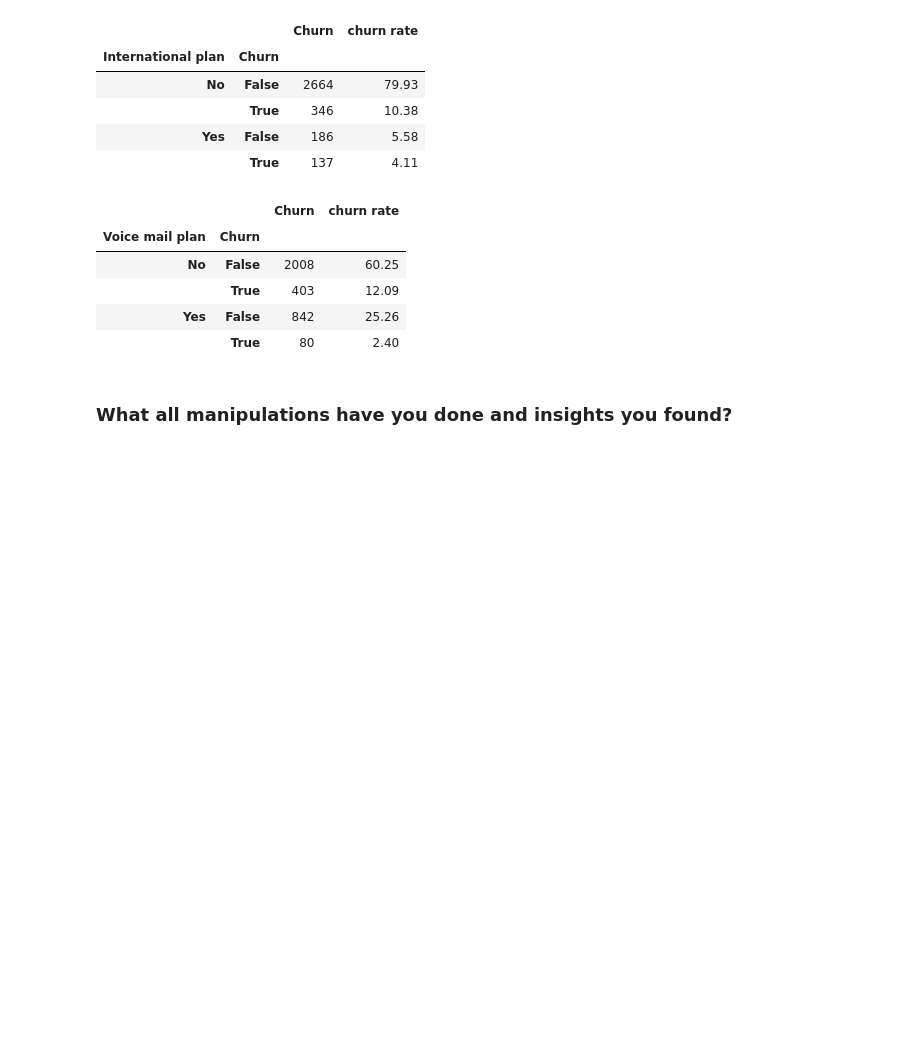
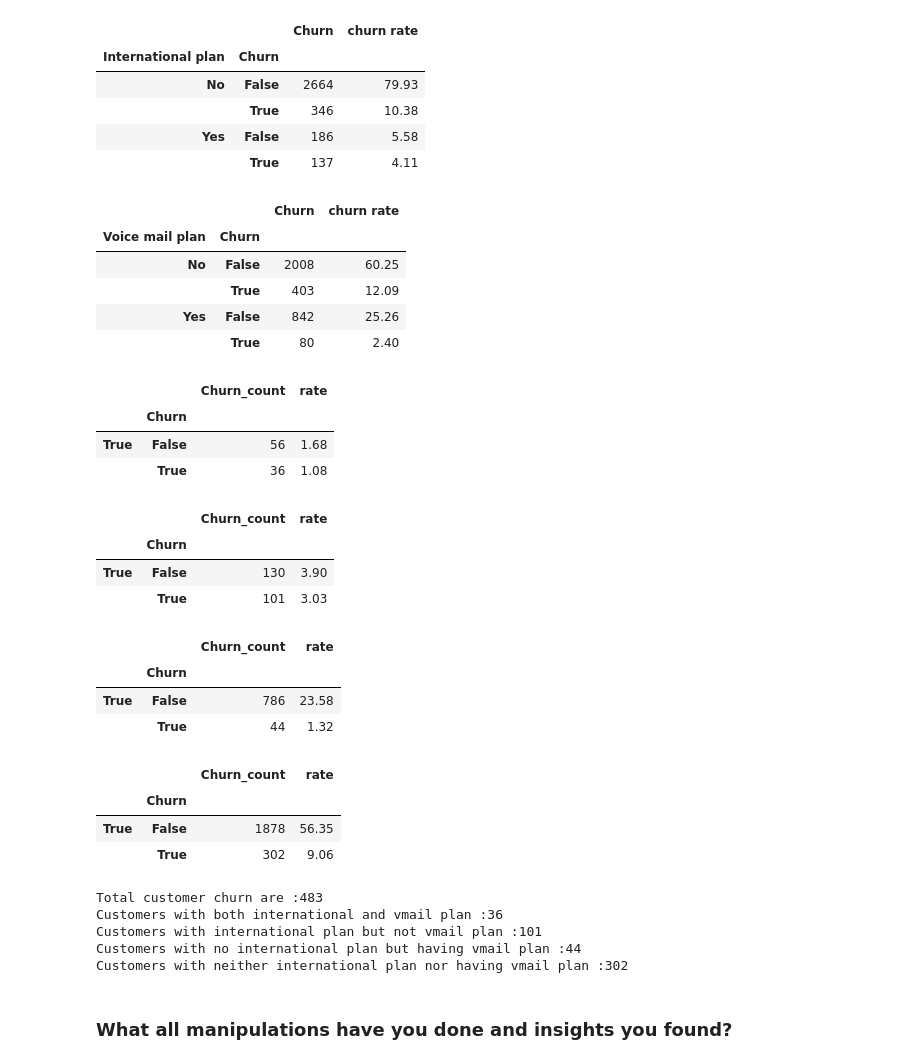
Before and after one commit to praffs18/Telecom-Churn-Analysis, a Jupyter notebook: Telecom_Churn_Analysis_Capstone_Project.ipynb, the cells around one changed output. Cells and saved outputs as stored; diff of their text form; code cells hidden in the pictures; blank space fills up the shorter version.

Commit message:
Data Wrangling

```diff
--- a/Telecom_Churn_Analysis_Capstone_Project.ipynb
+++ b/Telecom_Churn_Analysis_Capstone_Project.ipynb
@@ -425,6 +425,58 @@ churn_vmail
 |  | True | 403 | 12.09 |
 | Yes | False | 842 | 25.26 |
 |  | True | 80 | 2.40 |
+# %%
+# Lets check the churn customers who are having both International and voice mail plan
+churn_vmail_iplan = pd.DataFrame(data_2.groupby((data_2['International plan']=='Yes') & (data_2['Voice mail plan']=='Yes'))['Churn'].value_counts()).rename(columns={'Churn':'Churn_count'}).iloc[2:4]
+churn_vmail_iplan['rate'] = round(churn_vmail_iplan*100/len(data_2),2)
+churn_vmail_iplan
+# %% [output]
+|  |  | Churn_count | rate |
+|  | Churn |  |  |
+| True | False | 56 | 1.68 |
+|  | True | 36 | 1.08 |
+# %%
+# Lets check the churn customers who are having International plan but not the voice mail plan
+churn_novmail_iplan = pd.DataFrame(data_2.groupby((data_2['International plan']=='Yes') & (data_2['Voice mail plan']=='No'))['Churn'].value_counts()).rename(columns={'Churn':'Churn_count'}).iloc[2:4]
+churn_novmail_iplan['rate'] = round(churn_novmail_iplan*100/len(data_2),2)
+churn_novmail_iplan
+# %% [output]
+|  |  | Churn_count | rate |
+|  | Churn |  |  |
+| True | False | 130 | 3.90 |
+|  | True | 101 | 3.03 |
+# %%
+# Lets check the churn customers who are not having International plan but have voice mail plan
+churn_vmail_noiplan = pd.DataFrame(data_2.groupby((data_2['International plan']=='No') & (data_2['Voice mail plan']=='Yes'))['Churn'].value_counts()).rename(columns={'Churn':'Churn_count'}).iloc[2:4]
+churn_vmail_noiplan['rate'] = round(churn_vmail_noiplan*100/len(data_2),2)
+churn_vmail_noiplan
+# %% [output]
+|  |  | Churn_count | rate |
+|  | Churn |  |  |
+| True | False | 786 | 23.58 |
+|  | True | 44 | 1.32 |
+# %%
+# Lets check the churn customers who are neither having International plan nor have voice mail plan
+churn_novmail_noiplan = pd.DataFrame(data_2.groupby((data_2['International plan']=='No') & (data_2['Voice mail plan']=='No'))['Churn'].value_counts()).rename(columns={'Churn':'Churn_count'}).iloc[2:4]
+churn_novmail_noiplan['rate'] = round(churn_novmail_noiplan*100/len(data_2),2)
+churn_novmail_noiplan
+# %% [output]
+|  |  | Churn_count | rate |
+|  | Churn |  |  |
+| True | False | 1878 | 56.35 |
+|  | True | 302 | 9.06 |
+# %%
+print(f'Total customer churn are :{churn.iloc[1,0]}')
+print(f'Customers with both international and vmail plan :{churn_vmail_iplan.iloc[1,0]}')
+print(f'Customers with international plan but not vmail plan :{churn_novmail_iplan.iloc[1,0]}')
+print(f'Customers with no international plan but having vmail plan :{churn_vmail_noiplan.iloc[1,0]}')
+print(f'Customers with neither international plan nor having vmail plan :{churn_novmail_noiplan.iloc[1,0]}')
+# %% [output]
+Total customer churn are :483
+Customers with both international and vmail plan :36
+Customers with international plan but not vmail plan :101
+Customers with no international plan but having vmail plan :44
+Customers with neither international plan nor having vmail plan :302
 # %% [markdown]
 ### What all manipulations have you done and insights you found?
 # %% [markdown]
```
